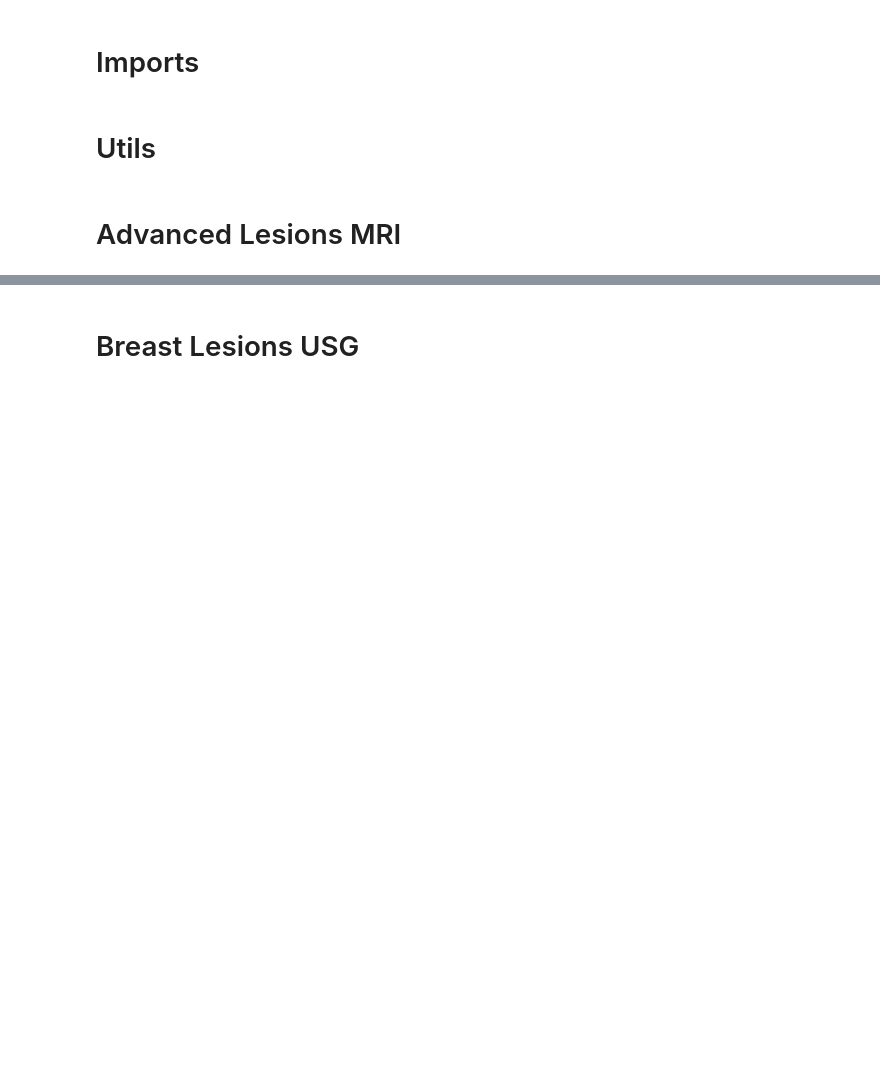
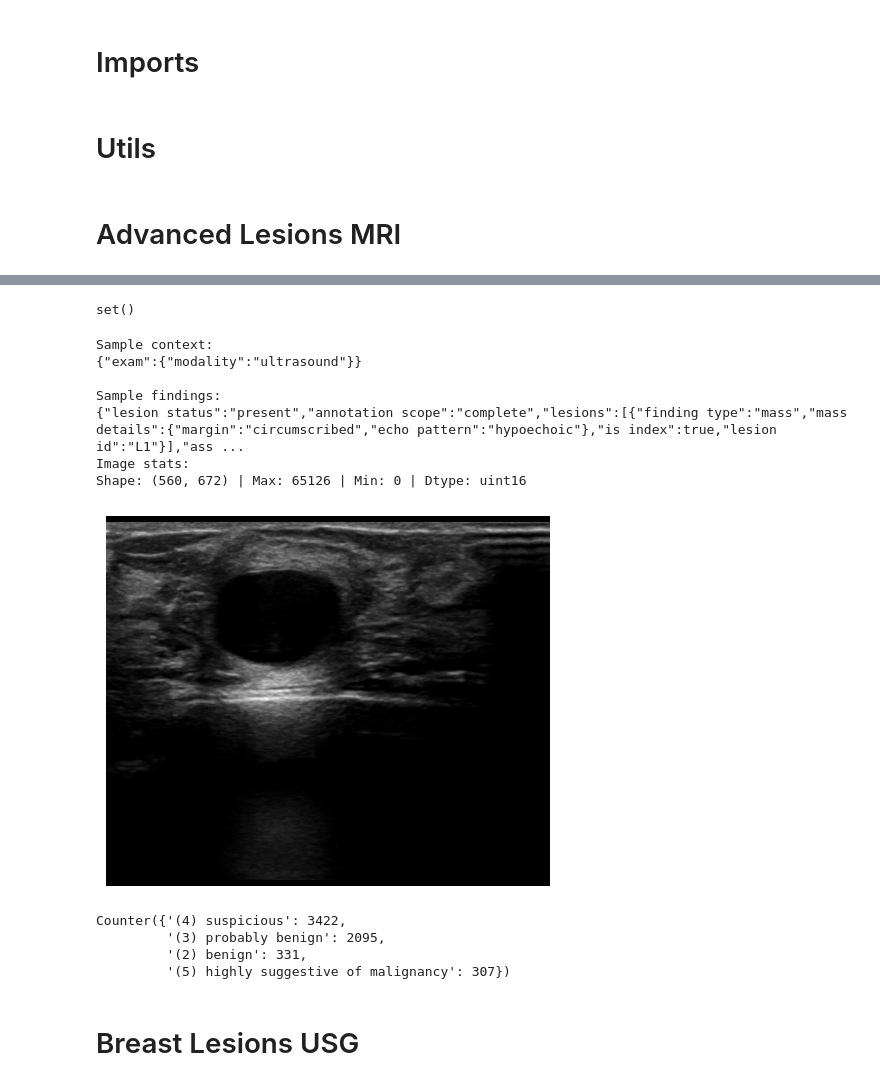
Before and after one commit to jddomingues-fcul/BreXpert-MM, a Jupyter notebook: notebooks/manual_post_processing_checks.ipynb, the cells around one changed output, grey strips where cells are left out. Saved outputs shown, nothing was run; the diff lists cells and outputs as text; code cells hidden in the pictures; blank space fills up the shorter version.

```diff
--- a/notebooks/manual_post_processing_checks.ipynb
+++ b/notebooks/manual_post_processing_checks.ipynb
@@ -92,0 +141,3 @@ check_not_present_lesions(advanced_mri_breast_lesions_df)
+# %%
+bus_cot_df = pd.read_csv(csv_path)
+bus_cot_df.head(5)
@@ -92,0 +151,15 @@ check_not_present_lesions(advanced_mri_breast_lesions_df)
+# %%
+get_age_values(bus_cot_df)
+# %% [output]
+set()
+# %%
+get_base_stats(bus_cot_df, 124)
+# %% [output]
+Sample context:
+{"exam":{"modality":"ultrasound"}}
+
+Sample findings:
+{"lesion status":"present","annotation scope":"complete","lesions":[{"finding type":"mass","mass details":{"margin":"circumscribed","echo pattern":"hypoechoic"},"is index":true,"lesion id":"L1"}],"ass ...
+Image stats:
+Shape: (560, 672) | Max: 65126 | Min: 0 | Dtype: uint16
+[figure, added]
@@ -93,3 +168,10 @@ check_not_present_lesions(advanced_mri_breast_lesions_df)
+# %%
+Counter(bus_cot_df["birads"])
+# %% [output]
+Counter({'(4) suspicious': 3422,
+         '(3) probably benign': 2095,
+         '(2) benign': 331,
+         '(5) highly suggestive of malignancy': 307})
 # %% [markdown]
 # Breast Lesions USG
 # %%
```
Also changed, not shown: parts of 72 cells of this notebook, 50 other files.
